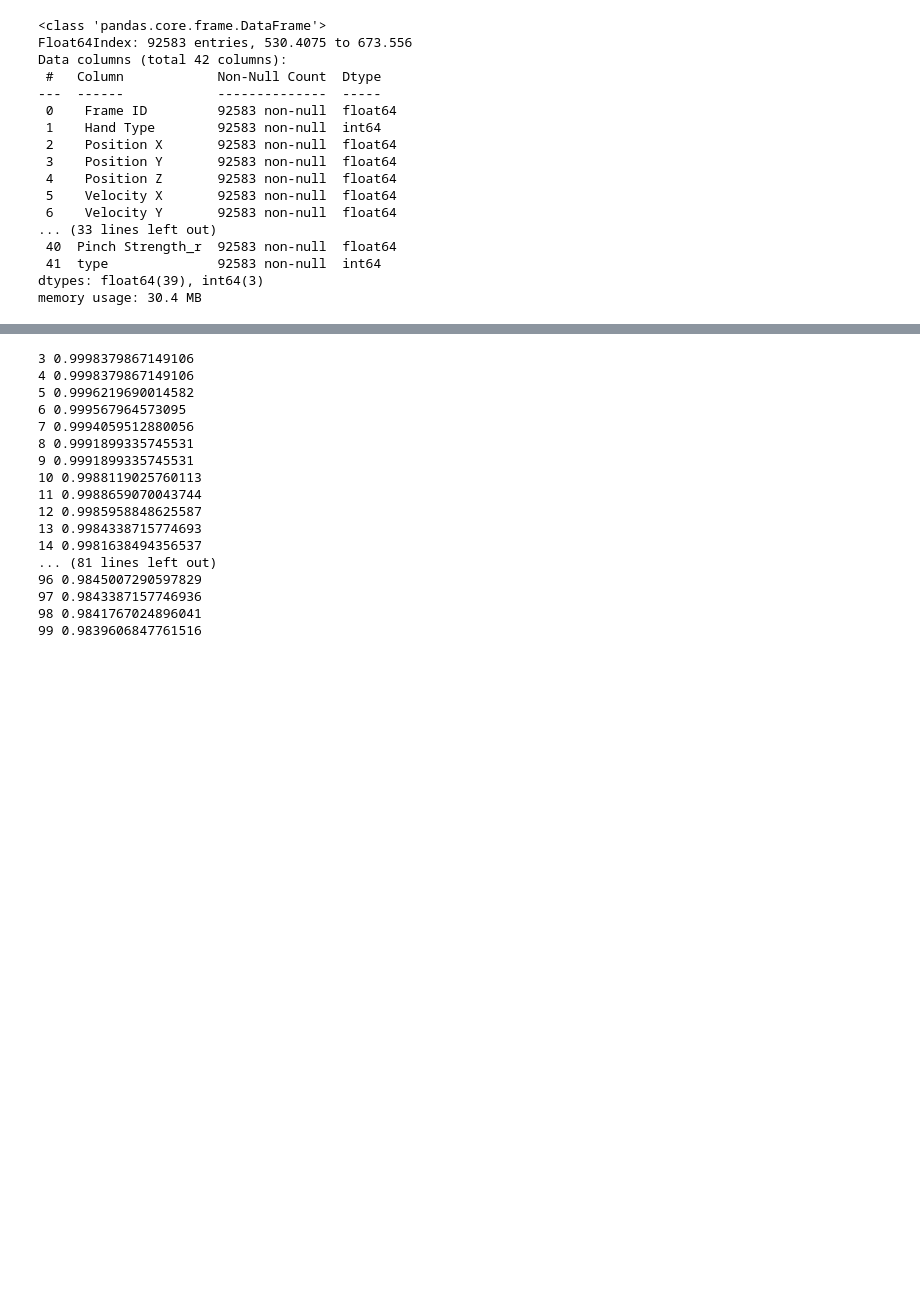
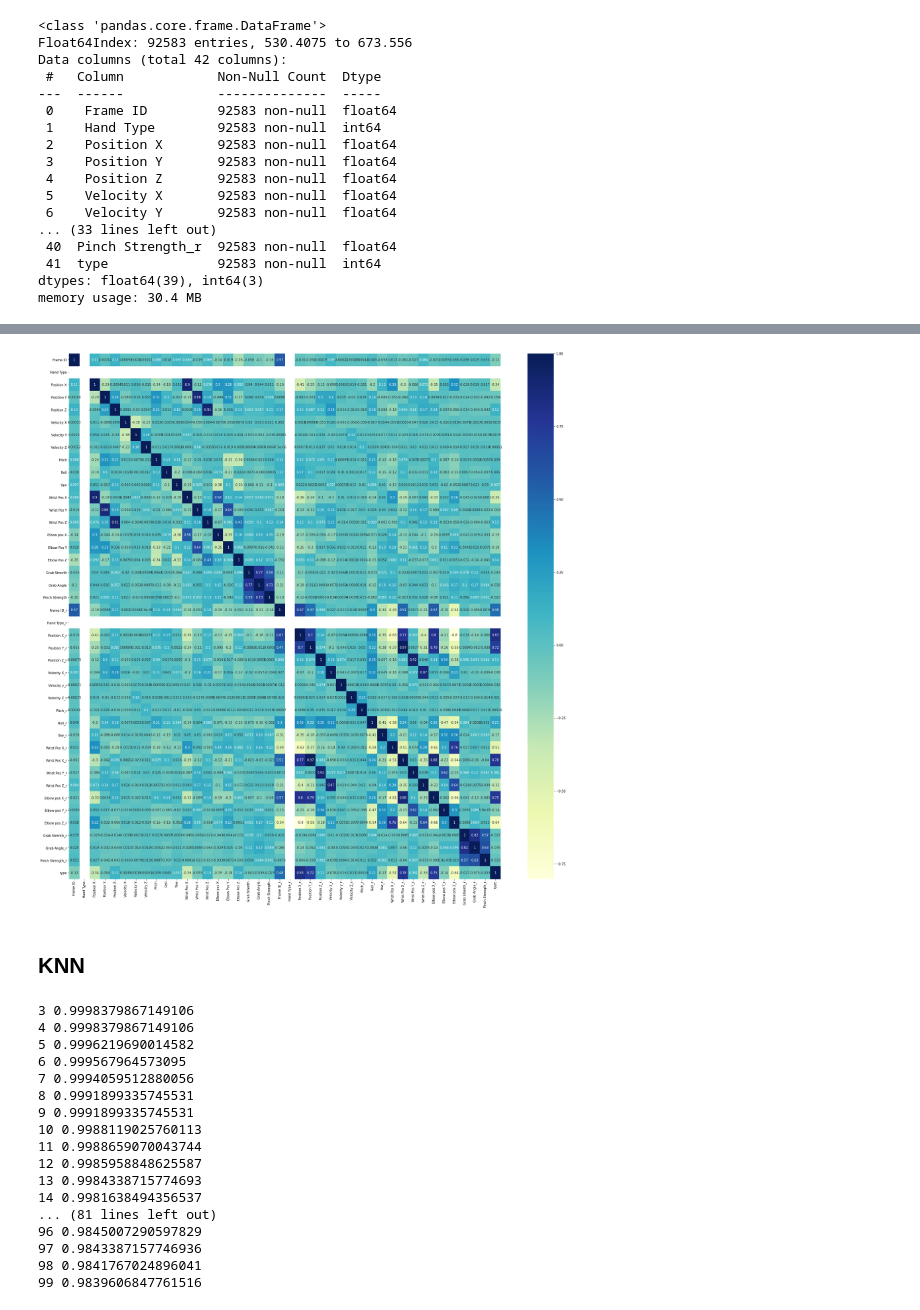
Before and after one commit to Yehudit-Brickner/data_science_end_of_year1_project, a Jupyter notebook: data science part 4.ipynb, the cells around one changed output, grey strips where cells are left out. Drawn from its saved outputs; the diff is of its cells as text; code cells hidden in the pictures; blank space fills up the shorter version.

```diff
--- a/data science part 4.ipynb
+++ b/data science part 4.ipynb
@@ -507 +554,10 @@ memory usage: 30.4 MB
+# %%
+# corallation matrix between all of the columns
+
+plt.figure(figsize=(30,30))
+corrMatrix = data.corr()
+sns.heatmap(corrMatrix, cmap="YlGnBu",annot=True)
+plt.show()
+# %% [output]
+[figure, added]
 # %%
@@ -519,6 +580,8 @@ test_set_y=test_set[:,41]
 def confussion_matrix(cf_matrix):
     plt.figure(figsize=(4,3))
     sns.heatmap(cf_matrix, annot=True, fmt='', cmap='Purples')
+# %% [markdown]
+## KNN
 # %%
 for x in range (3,100):
     knn1 = KNeighborsClassifier(n_neighbors=x)
```
Also changed, not shown: parts of 100 cells of this notebook.
